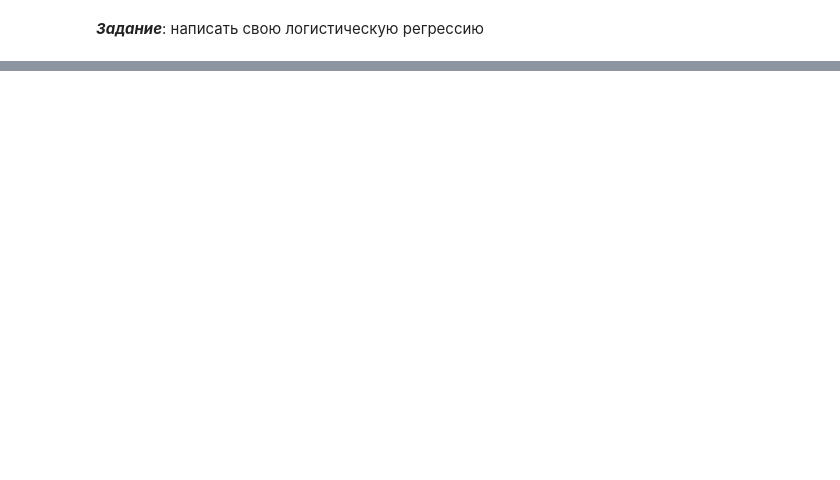
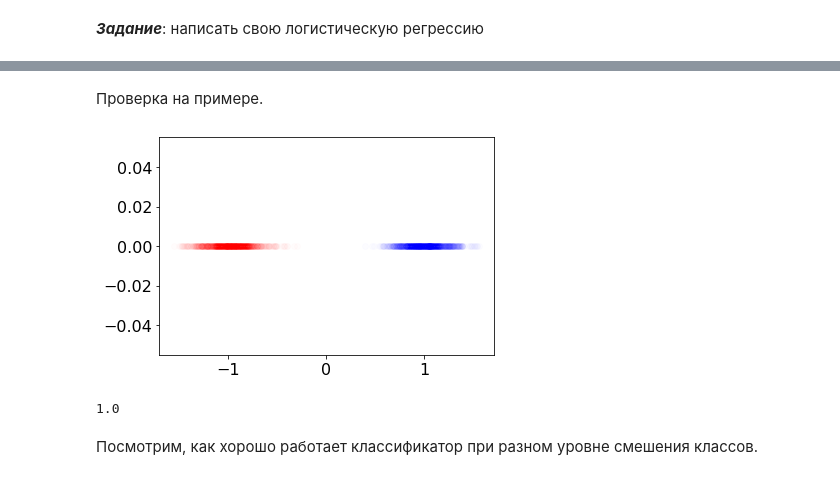
Before and after one commit to kryzhikov/Sample-ML-Repo, a Jupyter notebook: 05. Maths 3/ML_seminar_for_students.ipynb, the cells around one changed output, grey strips where cells are left out. Saved outputs shown, nothing was run; the diff lists cells and outputs as text; code cells hidden in the pictures; blank space fills up the shorter version.

```diff
--- a/05. Maths 3/ML_seminar_for_students.ipynb
+++ b/05. Maths 3/ML_seminar_for_students.ipynb
@@ -430,0 +467,23 @@ ___Задание___: написать свою логистическую ре
+# %% [markdown]
+Проверка на примере.
+# %%
+X = np.hstack((np.random.normal(-1, 0.2, 1000), np.random.normal(1, 0.2, 1000))).reshape(-1, 1)
+
+Y = np.hstack((np.zeros(1000), np.ones(1000)))
+
+plt.scatter(X[:1000], y=np.zeros(1000), alpha=0.01, color='red')
+plt.scatter(X[1000:], y=np.zeros(1000), alpha=0.01, color='blue')
+
+randn = np.arange(0, 2000)
+np.random.shuffle(randn)
+X = X[randn].reshape(-1, 1)
+Y = Y[randn].reshape(-1, 1)
+# %% [output]
+[figure, added]
+# %%
+own_log = LogReg(lr=1e-4, num_steps=10 ** 5).fit(X[1500:], Y[1500:])
+r2_score(own_log.predict(X[1500:, :]), Y[1500:])
+# %% [output]
+1.0
+# %% [markdown]
+Посмотрим, как хорошо работает классификатор при разном уровне смешения классов.
```
Also changed, not shown: parts of 8 cells of this notebook.
